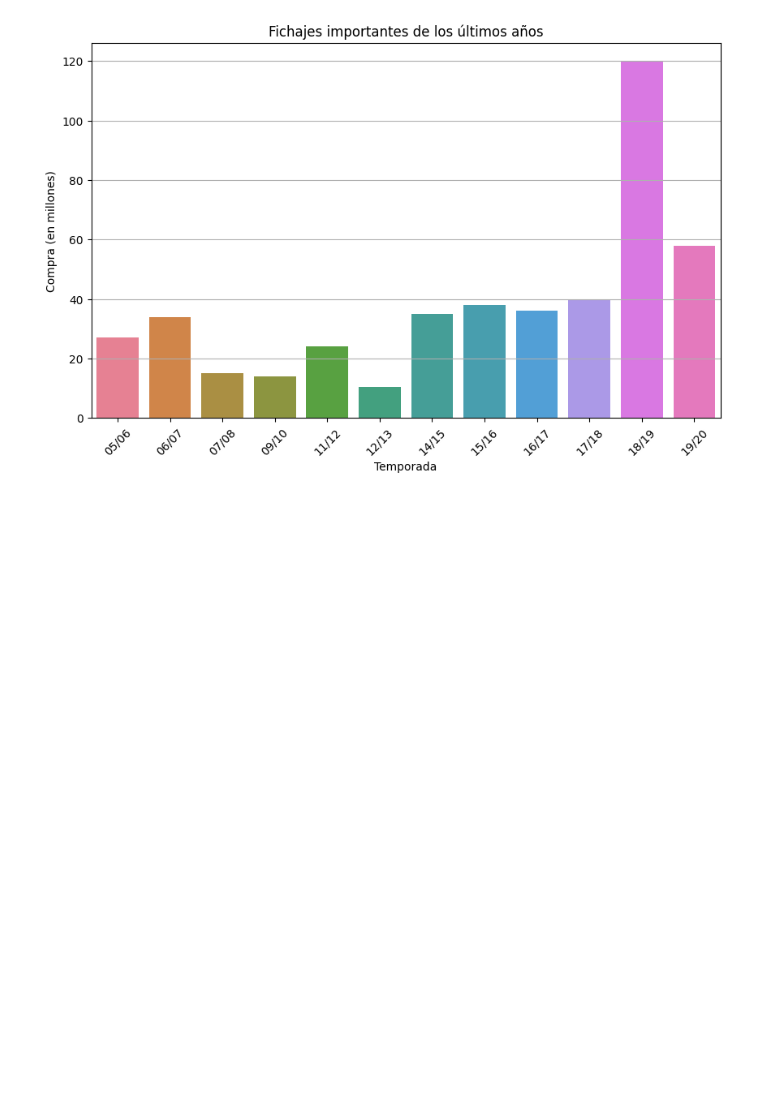
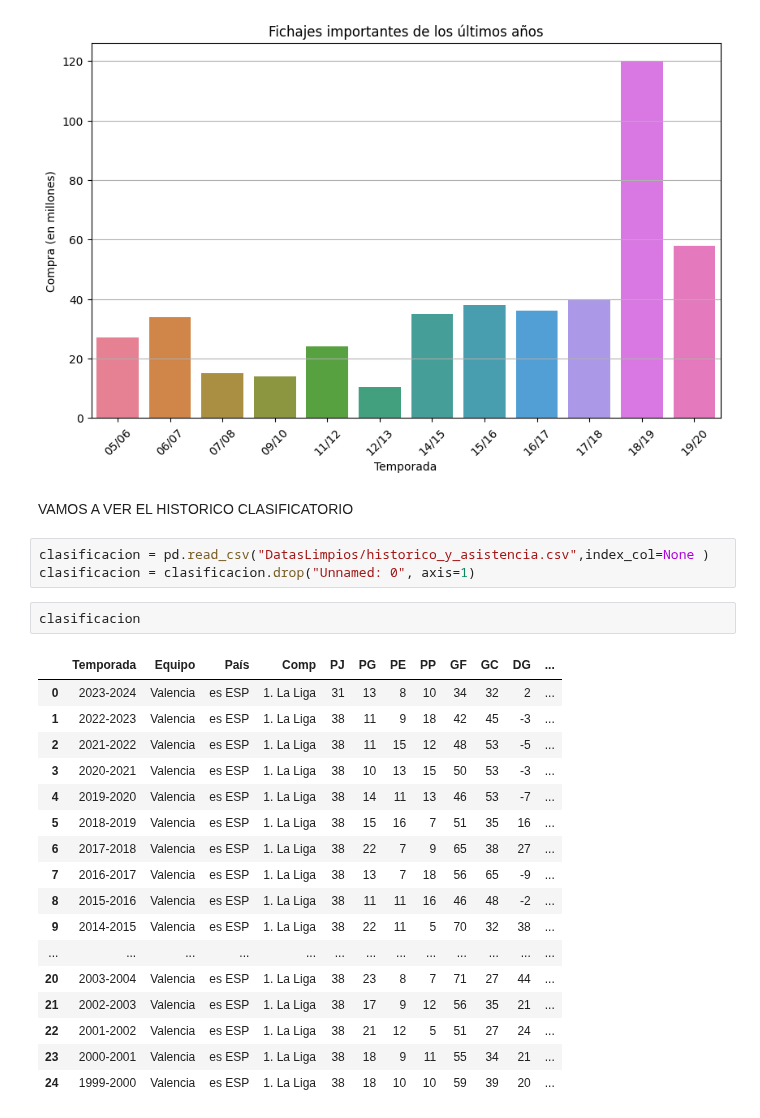
Before and after one commit to RaulSoler/ONLINE_DS_THEBRIDGE_RAULSOLER, a Jupyter notebook: Proyecto EDA/LIMGOHOME/memoria.ipynb, the cells around one changed output. Cells and saved outputs as stored; diff of their text form; blank space fills up the shorter version.

```diff
--- a/Proyecto EDA/LIMGOHOME/memoria.ipynb
+++ b/Proyecto EDA/LIMGOHOME/memoria.ipynb
@@ -335,3 +383,28 @@ plt.grid(axis='y')
 plt.savefig("graficas/Fichajes.png")
 # %% [output]
 [figure]
+# %% [markdown]
+VAMOS A VER EL HISTORICO CLASIFICATORIO
+# %%
+clasificacion = pd.read_csv("DatasLimpios/historico_y_asistencia.csv",index_col=None )
+clasificacion = clasificacion.drop("Unnamed: 0", axis=1)
+# %%
+clasificacion
+# %% [output]
+|  | Temporada | Equipo | País | Comp | PJ | PG | PE | PP | GF | GC | DG | ... |
+| 0 | 2023-2024 | Valencia | es ESP | 1. La Liga | 31 | 13 | 8 | 10 | 34 | 32 | 2 | ... |
+| 1 | 2022-2023 | Valencia | es ESP | 1. La Liga | 38 | 11 | 9 | 18 | 42 | 45 | -3 | ... |
+| 2 | 2021-2022 | Valencia | es ESP | 1. La Liga | 38 | 11 | 15 | 12 | 48 | 53 | -5 | ... |
+| 3 | 2020-2021 | Valencia | es ESP | 1. La Liga | 38 | 10 | 13 | 15 | 50 | 53 | -3 | ... |
+| 4 | 2019-2020 | Valencia | es ESP | 1. La Liga | 38 | 14 | 11 | 13 | 46 | 53 | -7 | ... |
+| 5 | 2018-2019 | Valencia | es ESP | 1. La Liga | 38 | 15 | 16 | 7 | 51 | 35 | 16 | ... |
+| 6 | 2017-2018 | Valencia | es ESP | 1. La Liga | 38 | 22 | 7 | 9 | 65 | 38 | 27 | ... |
+| 7 | 2016-2017 | Valencia | es ESP | 1. La Liga | 38 | 13 | 7 | 18 | 56 | 65 | -9 | ... |
+| 8 | 2015-2016 | Valencia | es ESP | 1. La Liga | 38 | 11 | 11 | 16 | 46 | 48 | -2 | ... |
+| 9 | 2014-2015 | Valencia | es ESP | 1. La Liga | 38 | 22 | 11 | 5 | 70 | 32 | 38 | ... |
+| ... | ... | ... | ... | ... | ... | ... | ... | ... | ... | ... | ... | ... |
+| 20 | 2003-2004 | Valencia | es ESP | 1. La Liga | 38 | 23 | 8 | 7 | 71 | 27 | 44 | ... |
+| 21 | 2002-2003 | Valencia | es ESP | 1. La Liga | 38 | 17 | 9 | 12 | 56 | 35 | 21 | ... |
+| 22 | 2001-2002 | Valencia | es ESP | 1. La Liga | 38 | 21 | 12 | 5 | 51 | 27 | 24 | ... |
+| 23 | 2000-2001 | Valencia | es ESP | 1. La Liga | 38 | 18 | 9 | 11 | 55 | 34 | 21 | ... |
+| 24 | 1999-2000 | Valencia | es ESP | 1. La Liga | 38 | 18 | 10 | 10 | 59 | 39 | 20 | ... |
```
Also changed, not shown: parts of 4 cells of this notebook, 5 other files.
